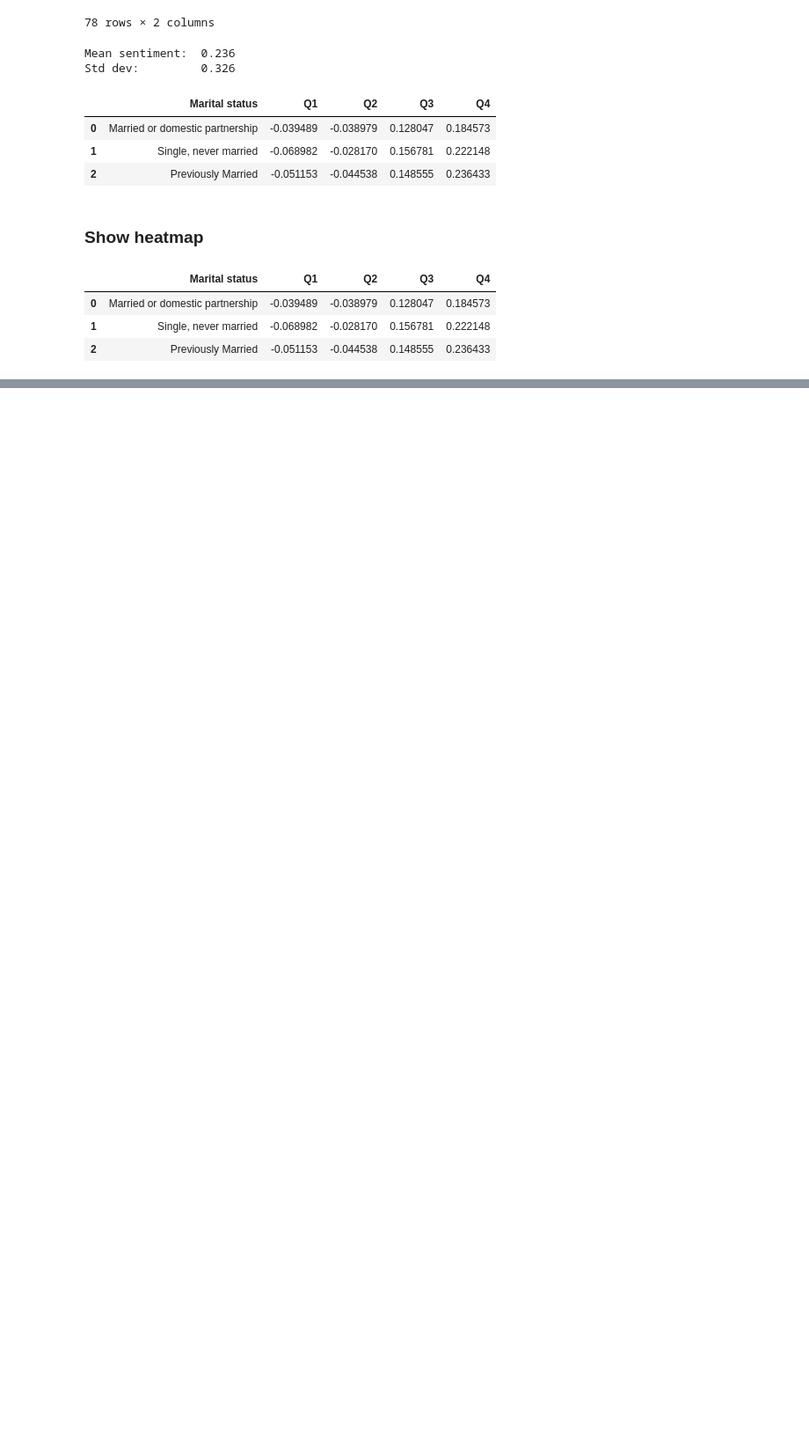
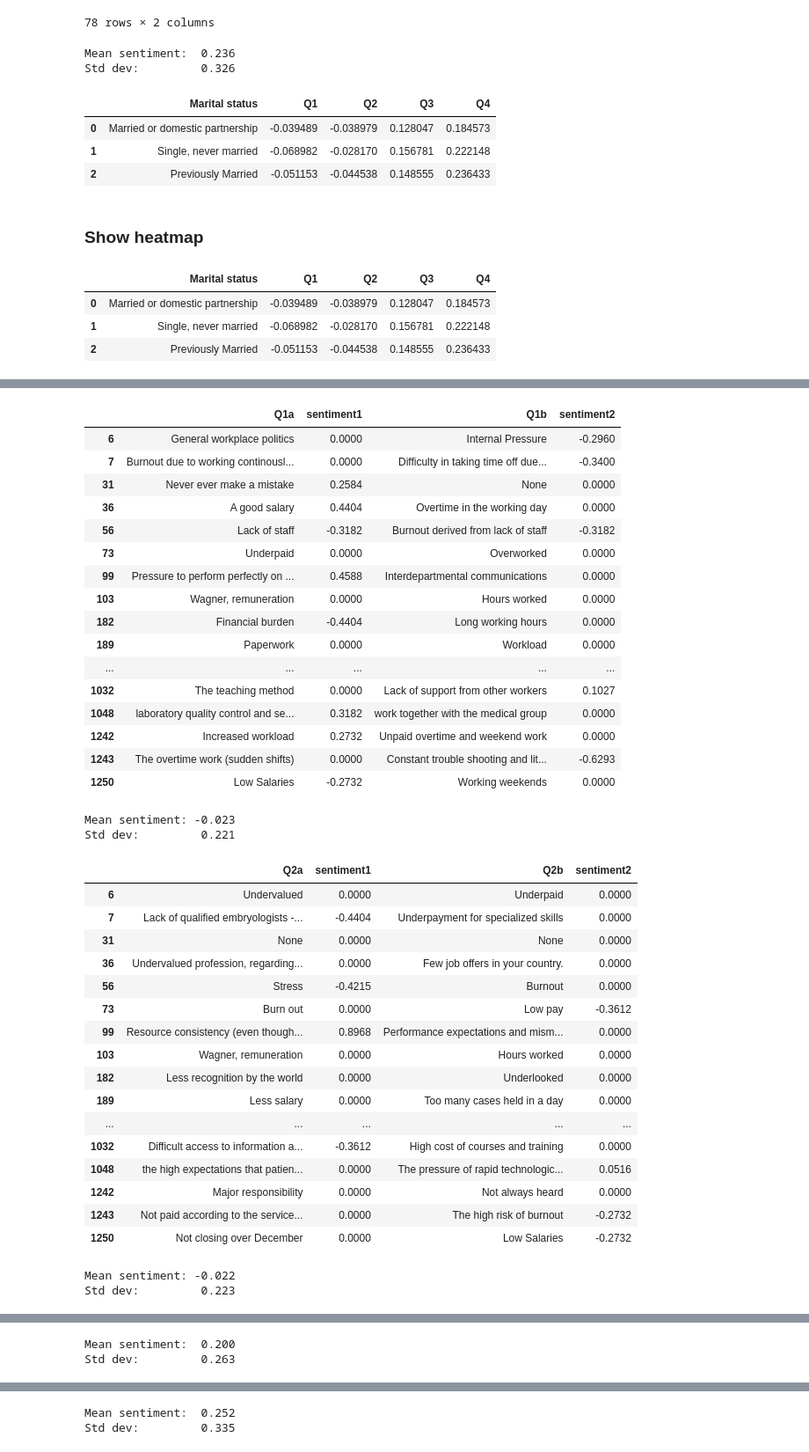
Before and after one commit to tgr2uk/surveyAnalysis, a Jupyter notebook: 4. Cohort analysis.ipynb, the cells around one changed output, grey strips where cells are left out. Shown at 88% size. Drawn from its saved outputs; the diff is of its cells as text; code cells hidden in the pictures; blank space fills up the shorter version.

```diff
--- a/4. Cohort analysis.ipynb
+++ b/4. Cohort analysis.ipynb
@@ -2067,0 +2178,45 @@ s
+# %%
+umi_df = df[df["Category 2: World bank classification"].isin(['Upper-middle-income economies'])]
+umi_jun_df = umi_df[umi_df["Category 3: Professional status"].isin(['Junior/trainee embryologist'])]
+# umi_jun_df
+analyse_verbatims(1, umi_jun_df, WBclass_results_df)
+WBclass_results_df
+# %% [output]
+|  | Q1a | sentiment1 | Q1b | sentiment2 |
+| 6 | General workplace politics | 0.0000 | Internal Pressure | -0.2960 |
+| 7 | Burnout due to working continousl... | 0.0000 | Difficulty in taking time off due... | -0.3400 |
+| 31 | Never ever make a mistake | 0.2584 | None | 0.0000 |
+| 36 | A good salary | 0.4404 | Overtime in the working day | 0.0000 |
+| 56 | Lack of staff | -0.3182 | Burnout derived from lack of staff | -0.3182 |
+| 73 | Underpaid | 0.0000 | Overworked | 0.0000 |
+| 99 | Pressure to perform perfectly on ... | 0.4588 | Interdepartmental communications | 0.0000 |
+| 103 | Wagner, remuneration | 0.0000 | Hours worked | 0.0000 |
+| 182 | Financial burden | -0.4404 | Long working hours | 0.0000 |
+| 189 | Paperwork | 0.0000 | Workload | 0.0000 |
+| ... | ... | ... | ... | ... |
+| 1032 | The teaching method | 0.0000 | Lack of support from other workers | 0.1027 |
+| 1048 | laboratory quality control and se... | 0.3182 | work together with the medical group | 0.0000 |
+| 1242 | Increased workload | 0.2732 | Unpaid overtime and weekend work | 0.0000 |
+| 1243 | The overtime work (sudden shifts) | 0.0000 | Constant trouble shooting and lit... | -0.6293 |
+| 1250 | Low Salaries | -0.2732 | Working weekends | 0.0000 |
+Mean sentiment: -0.023
+Std dev:         0.221
+|  | Q2a | sentiment1 | Q2b | sentiment2 |
+| 6 | Undervalued | 0.0000 | Underpaid | 0.0000 |
+| 7 | Lack of qualified embryologists -... | -0.4404 | Underpayment for specialized skills | 0.0000 |
+| 31 | None | 0.0000 | None | 0.0000 |
+| 36 | Undervalued profession, regarding... | 0.0000 | Few job offers in your country. | 0.0000 |
+| 56 | Stress | -0.4215 | Burnout | 0.0000 |
+| 73 | Burn out | 0.0000 | Low pay | -0.3612 |
+| 99 | Resource consistency (even though... | 0.8968 | Performance expectations and mism... | 0.0000 |
+| 103 | Wagner, remuneration | 0.0000 | Hours worked | 0.0000 |
+| 182 | Less recognition by the world | 0.0000 | Underlooked | 0.0000 |
+| 189 | Less salary | 0.0000 | Too many cases held in a day | 0.0000 |
+| ... | ... | ... | ... | ... |
+| 1032 | Difficult access to information a... | -0.3612 | High cost of courses and training | 0.0000 |
+| 1048 | the high expectations that patien... | 0.0000 | The pressure of rapid technologic... | 0.0516 |
+| 1242 | Major responsibility | 0.0000 | Not always heard | 0.0000 |
+| 1243 | Not paid according to the service... | 0.0000 | The high risk of burnout | -0.2732 |
+| 1250 | Not closing over December | 0.0000 | Low Salaries | -0.2732 |
+Mean sentiment: -0.022
+Std dev:         0.223
@@ -2067,0 +2240,2 @@ s
+Mean sentiment:  0.200
+Std dev:         0.263
@@ -2067,0 +2259,2 @@ s
+Mean sentiment:  0.252
+Std dev:         0.335
```
Also changed, not shown: parts of 39 cells of this notebook.
